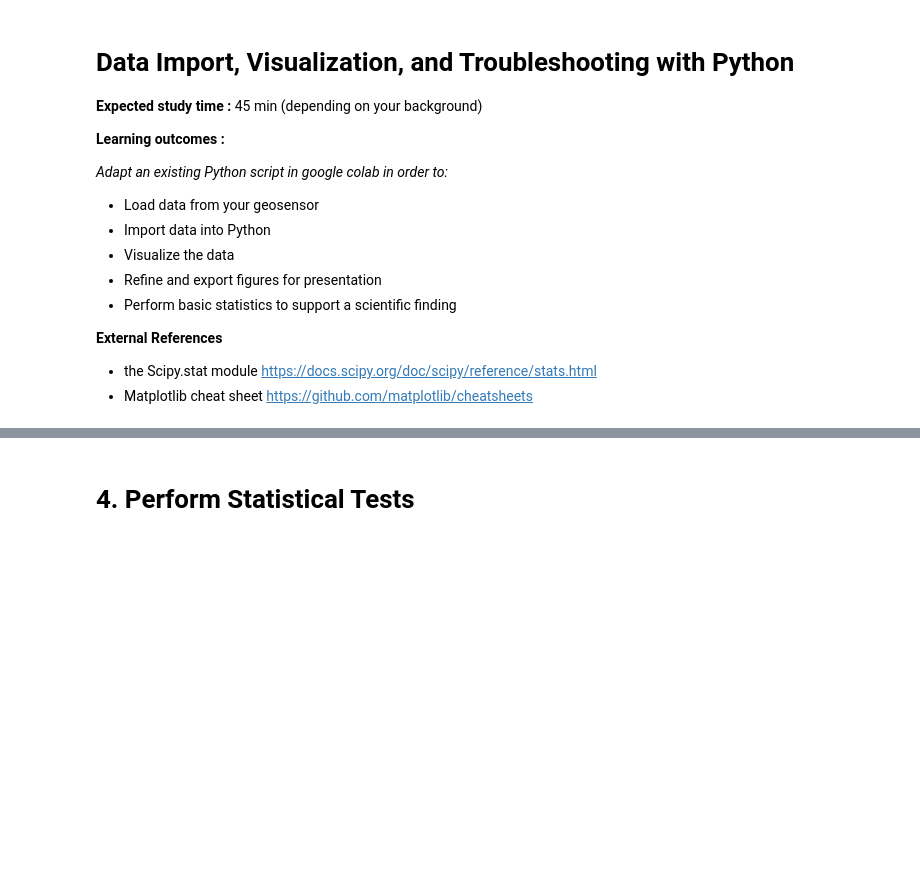
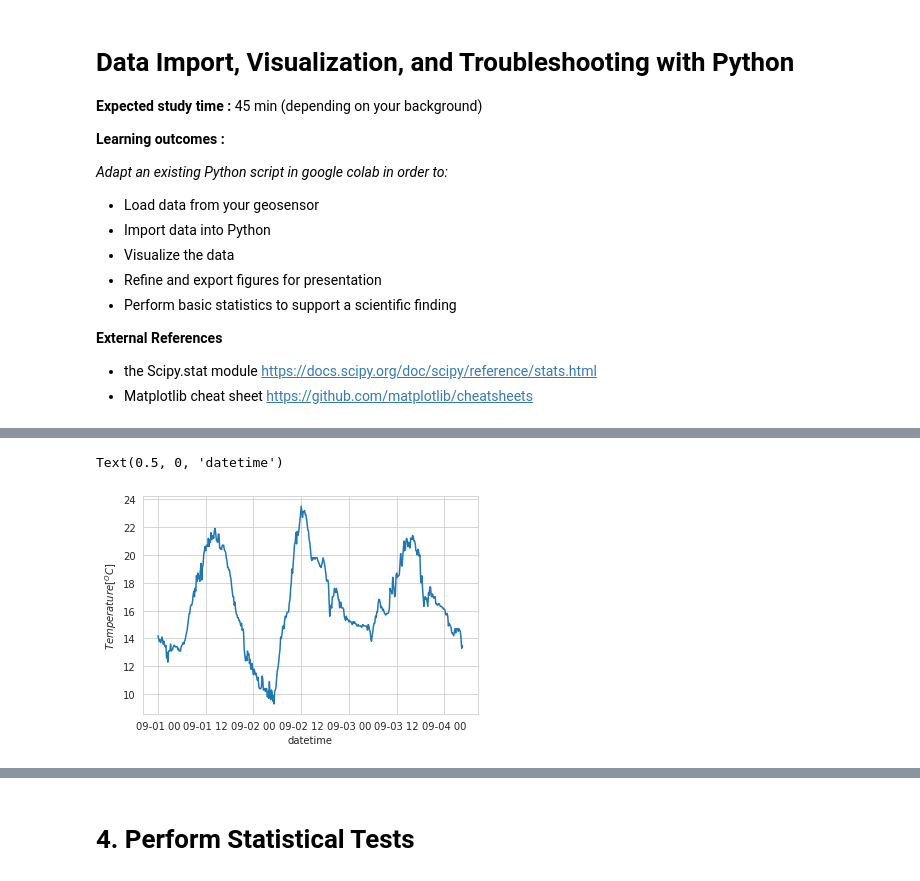
Before and after one commit to nattycep/FIL_Geosensing, a Jupyter notebook: DataVis_Python.ipynb, the cells around one changed output, grey strips where cells are left out. Saved outputs shown, nothing was run; the diff lists cells and outputs as text; code cells hidden in the pictures; blank space fills up the shorter version.

```diff
--- a/DataVis_Python.ipynb
+++ b/DataVis_Python.ipynb
@@ -103,0 +313,7 @@ fig.savefig("mydavavis.pdf")
+# %%
+path = "https://raw.githubusercontent.com/nattycep/FIL_Geosensing/main/order_105725_data.txt"
+ms = pd.read_csv(path, delimiter= ";")
+ms.time= pd.to_datetime(ms['time'].astype(str),errors='raise',format='%Y%m%d%H%M')
+ms.stn = ms['stn'].astype('category')
+print(ms.head())
+print(ms.dtypes)
@@ -103,0 +334,6 @@ fig.savefig("mydavavis.pdf")
+# %%
+temperature = ms.pivot(index='time', columns='stn', values='tre200s0')
+rain = ms.pivot(index='time', columns='stn', values='rre150z0')
+
+print(temperature.head())
+print(rain.head())
@@ -103,0 +361,7 @@ fig.savefig("mydavavis.pdf")
+# %%
+plt.plot(temperature.BER)
+plt.ylabel("$ Temperature [^OC]$")
+plt.xlabel("datetime")
+# %% [output]
+Text(0.5, 0, 'datetime')
+[figure, added]
```
Also changed, not shown: parts of 58 cells of this notebook.
